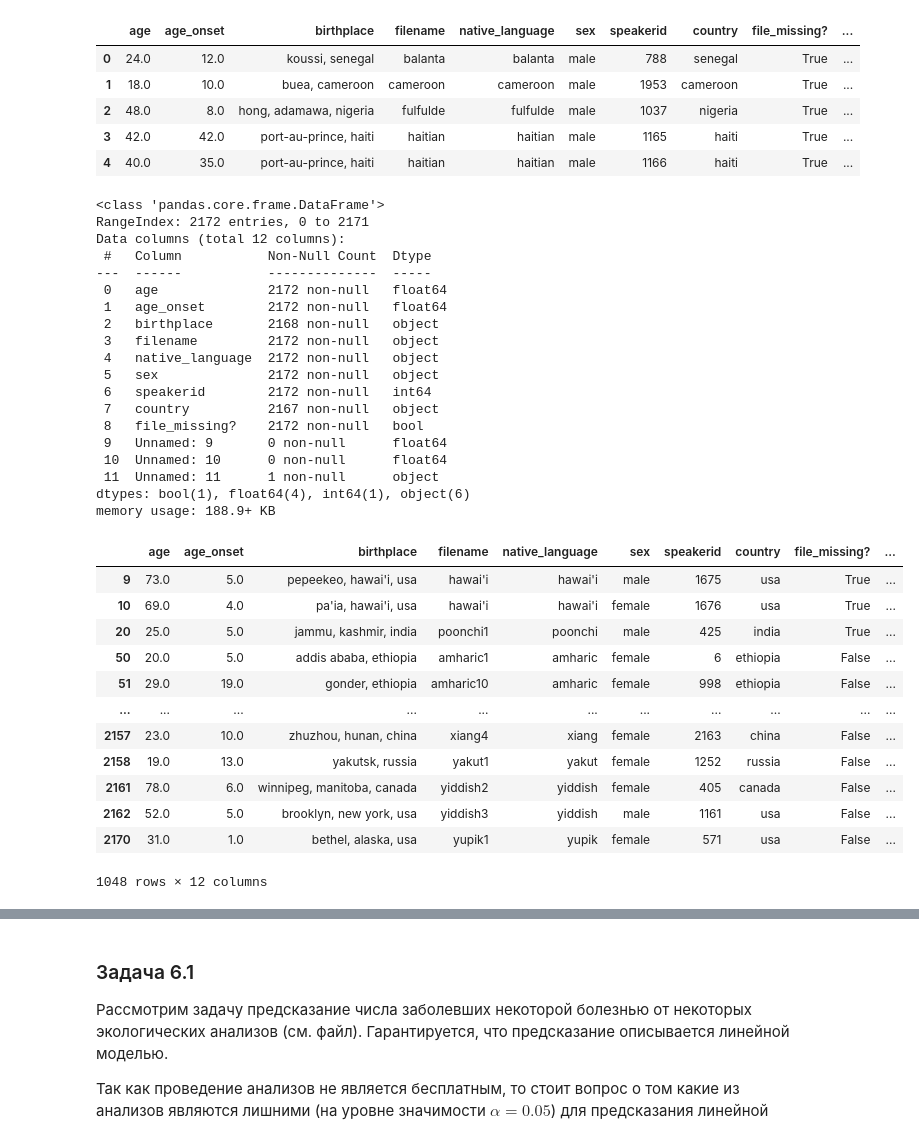
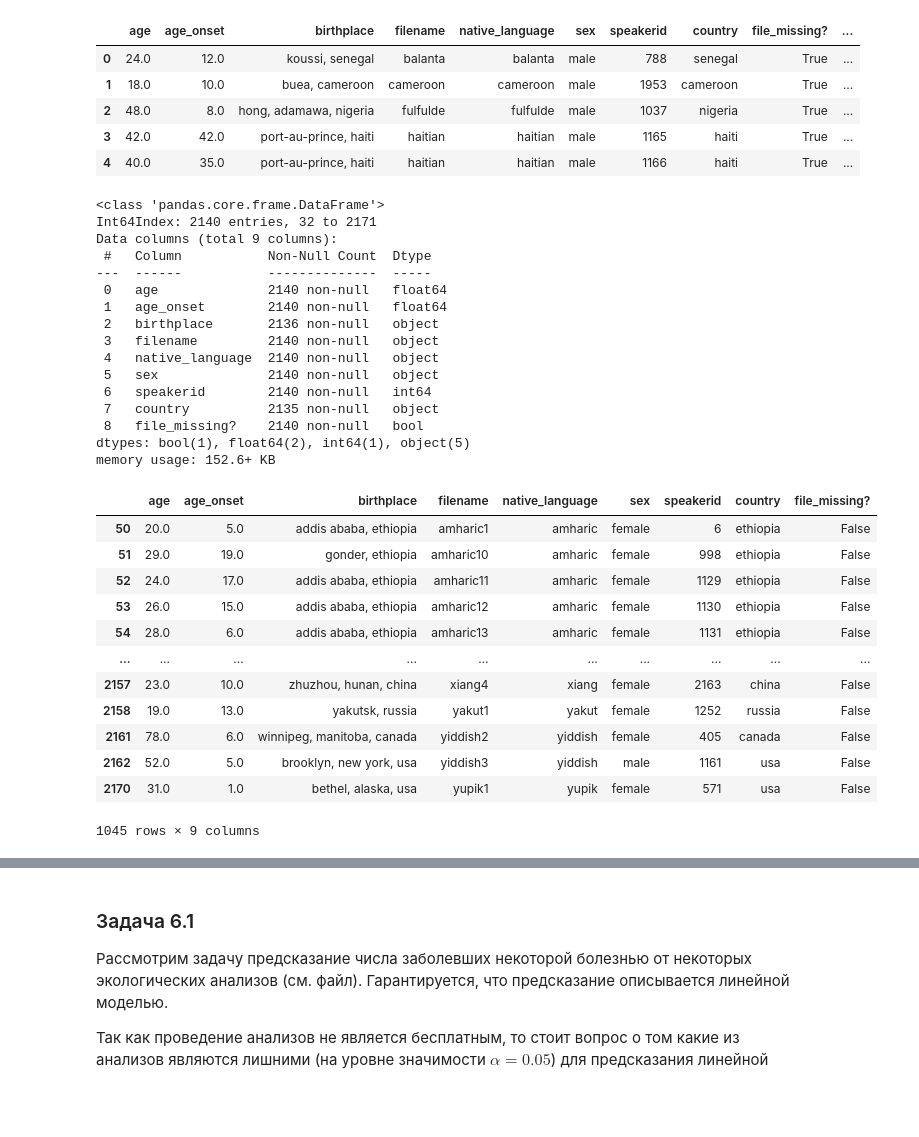
Before and after one commit to Alexuserx/Stats, a Jupyter notebook: Lab1/Stats_lab1.ipynb, the cells around one changed output, grey strips where cells are left out. Drawn from its saved outputs; the diff is of its cells as text; code cells hidden in the pictures; blank space fills up the shorter version.

```diff
--- a/Lab1/Stats_lab1.ipynb
+++ b/Lab1/Stats_lab1.ipynb
@@ -265,28 +348,28 @@ speakers.head()
 | 2 | 48.0 | 8.0 | hong, adamawa, nigeria | fulfulde | fulfulde | male | 1037 | nigeria | True | ... |
 | 3 | 42.0 | 42.0 | port-au-prince, haiti | haitian | haitian | male | 1165 | haiti | True | ... |
 | 4 | 40.0 | 35.0 | port-au-prince, haiti | haitian | haitian | male | 1166 | haiti | True | ... |
+# %%
+speakers.drop(speakers[speakers['file_missing?'] == True].index, inplace = True)
+speakers.drop(['Unnamed: 9', 'Unnamed: 10', 'Unnamed: 11'], axis = 1, inplace = True)
 # %%
 speakers.info()
 # %% [output]
 <class 'pandas.core.frame.DataFrame'>
-RangeIndex: 2172 entries, 0 to 2171
-Data columns (total 12 columns):
+Int64Index: 2140 entries, 32 to 2171
+Data columns (total 9 columns):
  #   Column           Non-Null Count  Dtype
 ---  ------           --------------  -----
- 0   age              2172 non-null   float64
- 1   age_onset        2172 non-null   float64
- 2   birthplace       2168 non-null   object
- 3   filename         2172 non-null   object
- 4   native_language  2172 non-null   object
- 5   sex              2172 non-null   object
- 6   speakerid        2172 non-null   int64
- 7   country          2167 non-null   object
- 8   file_missing?    2172 non-null   bool
- 9   Unnamed: 9       0 non-null      float64
- 10  Unnamed: 10      0 non-null      float64
- 11  Unnamed: 11      1 non-null      object
-dtypes: bool(1), float64(4), int64(1), object(6)
-memory usage: 188.9+ KB
+ 0   age              2140 non-null   float64
+ 1   age_onset        2140 non-null   float64
+ 2   birthplace       2136 non-null   object
+ 3   filename         2140 non-null   object
+ 4   native_language  2140 non-null   object
+ 5   sex              2140 non-null   object
+ 6   speakerid        2140 non-null   int64
+ 7   country          2135 non-null   object
+ 8   file_missing?    2140 non-null   bool
+dtypes: bool(1), float64(2), int64(1), object(5)
+memory usage: 152.6+ KB
 # %%
 query_res = speakers[['speakerid', 'country']].groupby('country', as_index = False) \
                                               .count() \
@@ -295,18 +378,19 @@ query_res = speakers[['speakerid', 'country']].groupby('country', as_index = Fal
 
 country_names = list(query_res.country)
 # %%
-speakers.query("country in @country_names")
+speakers = speakers.query("country in @country_names")
+speakers
 # %% [output]
-|  | age | age_onset | birthplace | filename | native_language | sex | speakerid | country | file_missing? | ... |
-| 9 | 73.0 | 5.0 | pepeekeo, hawai'i, usa | hawai'i | hawai'i | male | 1675 | usa | True | ... |
-| 10 | 69.0 | 4.0 | pa'ia, hawai'i, usa | hawai'i | hawai'i | female | 1676 | usa | True | ... |
-| 20 | 25.0 | 5.0 | jammu, kashmir, india | poonchi1 | poonchi | male | 425 | india | True | ... |
-| 50 | 20.0 | 5.0 | addis ababa, ethiopia | amharic1 | amharic | female | 6 | ethiopia | False | ... |
-| 51 | 29.0 | 19.0 | gonder, ethiopia | amharic10 | amharic | female | 998 | ethiopia | False | ... |
-| ... | ... | ... | ... | ... | ... | ... | ... | ... | ... | ... |
-| 2157 | 23.0 | 10.0 | zhuzhou, hunan, china | xiang4 | xiang | female | 2163 | china | False | ... |
-| 2158 | 19.0 | 13.0 | yakutsk, russia | yakut1 | yakut | female | 1252 | russia | False | ... |
-| 2161 | 78.0 | 6.0 | winnipeg, manitoba, canada | yiddish2 | yiddish | female | 405 | canada | False | ... |
-| 2162 | 52.0 | 5.0 | brooklyn, new york, usa | yiddish3 | yiddish | male | 1161 | usa | False | ... |
-| 2170 | 31.0 | 1.0 | bethel, alaska, usa | yupik1 | yupik | female | 571 | usa | False | ... |
+|  | age | age_onset | birthplace | filename | native_language | sex | speakerid | country | file_missing? |
+| 50 | 20.0 | 5.0 | addis ababa, ethiopia | amharic1 | amharic | female | 6 | ethiopia | False |
+| 51 | 29.0 | 19.0 | gonder, ethiopia | amharic10 | amharic | female | 998 | ethiopia | False |
+| 52 | 24.0 | 17.0 | addis ababa, ethiopia | amharic11 | amharic | female | 1129 | ethiopia | False |
+| 53 | 26.0 | 15.0 | addis ababa, ethiopia | amharic12 | amharic | female | 1130 | ethiopia | False |
+| 54 | 28.0 | 6.0 | addis ababa, ethiopia | amharic13 | amharic | female | 1131 | ethiopia | False |
+| ... | ... | ... | ... | ... | ... | ... | ... | ... | ... |
+| 2157 | 23.0 | 10.0 | zhuzhou, hunan, china | xiang4 | xiang | female | 2163 | china | False |
+| 2158 | 19.0 | 13.0 | yakutsk, russia | yakut1 | yakut | female | 1252 | russia | False |
+| 2161 | 78.0 | 6.0 | winnipeg, manitoba, canada | yiddish2 | yiddish | female | 405 | canada | False |
+| 2162 | 52.0 | 5.0 | brooklyn, new york, usa | yiddish3 | yiddish | male | 1161 | usa | False |
+| 2170 | 31.0 | 1.0 | bethel, alaska, usa | yupik1 | yupik | female | 571 | usa | False |
-1048 rows × 12 columns
+1045 rows × 9 columns
```
Also changed, not shown: parts of 32 cells of this notebook, 2 other files.
